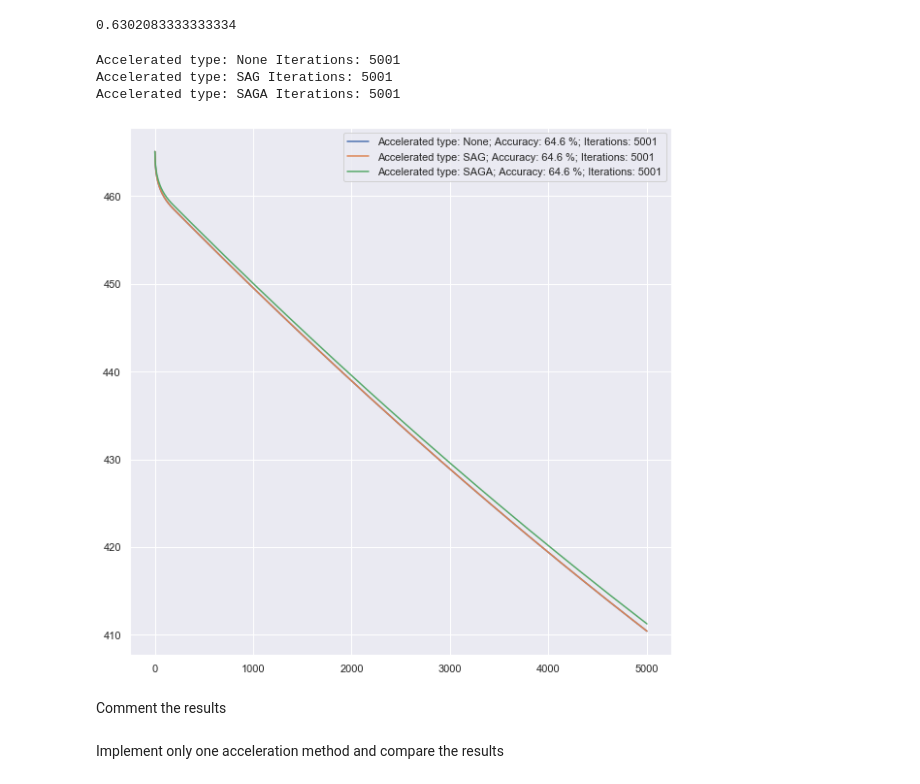
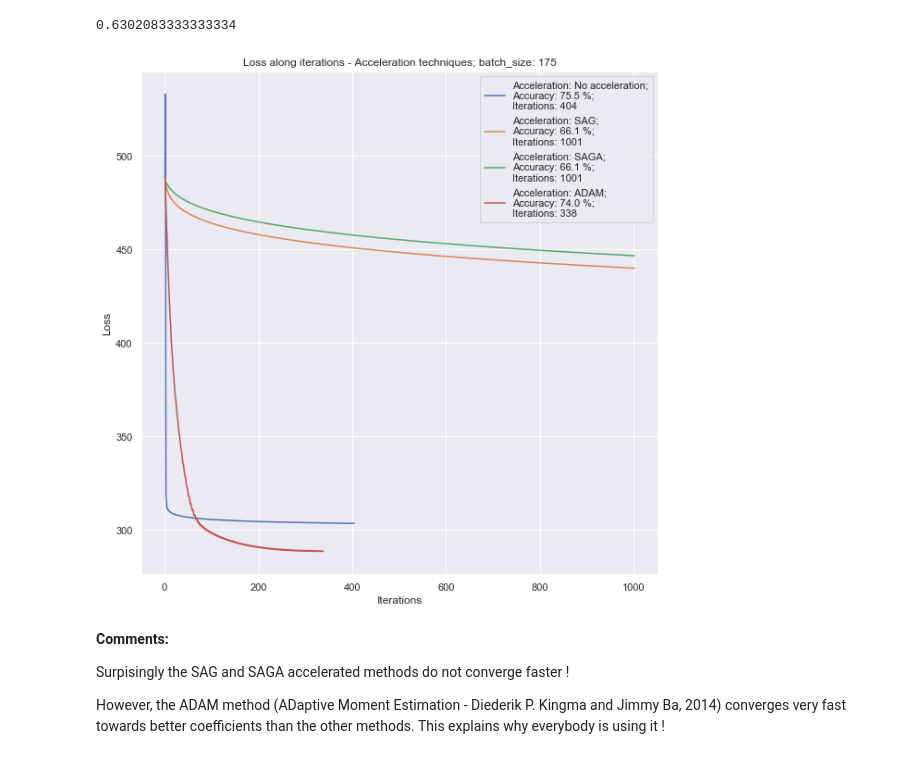
Before and after one commit to EmmanuelJhno/AML-labs, a Jupyter notebook: Cours 4 - TP/l3_Brandeis_Jehanno.ipynb, the cells around one changed output. Drawn from its saved outputs; the diff is of its cells as text; code cells hidden in the pictures.

```diff
--- a/Cours 4 - TP/l3_Brandeis_Jehanno.ipynb
+++ b/Cours 4 - TP/l3_Brandeis_Jehanno.ipynb
@@ -511,17 +455,0 @@ Batch size: 250 Iterations: 1030
-# %%
-from sklearn.metrics import accuracy_score
-
-plt.figure(figsize=(10,10))
-
-for batch_size in [1,10,25,50,100,250]:
-    my_model = StochasticAverageLogisticRegression(reg=1, lr=0.001, batch_size=batch_size, max_iter=5000, tol=1e-6)
-    my_model.fit(diabetes_train_x, diabetes_train_y, start=np.ones(shape=(diabetes_train_x.shape[1])))
-    y_pred = my_model.predict(diabetes_test_x)
-    plt.plot([i for i in range(1,len(my_model.f_history_)+1)],
-             my_model.f_history_,
-             label="Batch size: {}; Accuracy: {:.1f} %; Iterations: {}".format(batch_size,
-                                                                              accuracy_score(diabetes_test_y, y_pred)*100,
-                                                                              len(my_model.f_history_)))
-    plt.legend()
-    print("Batch size:", batch_size, "Iterations:", len(my_model.f_history_))
-plt.show()
@@ -698,5 +532,5 @@ class AcceleratedStochasticLogisticRegression():
 # %%
-my_accelerated_model = AcceleratedStochasticLogisticRegression(reg=.001, acc_type='SAGA',lr=5e-4, batch_size=100, max_iter=5000)
+my_accelerated_model = AcceleratedStochasticLogisticRegression(reg=1, lr=0.01, max_iter=1000, tol=0.001, acc_type='SAGA', batch_size=100)
 my_accelerated_model.fit(diabetes_train_x, diabetes_train_y, start=np.random.rand(diabetes_train_x.shape[1]))
 y_pred = my_accelerated_model.predict(diabetes_test_x)
 # %%
@@ -706,28 +540,42 @@ accuracy_score(diabetes_test_y, y_pred)
 0.6302083333333334
 # %%
 from sklearn.metrics import accuracy_score
-
 plt.figure(figsize=(10,10))
 
+batch_size = 175
+init_args = dict(reg=1, lr=0.01, max_iter=1000, tol=0.001, batch_size=batch_size)
+fit_args = dict(X=diabetes_train_x, y=diabetes_train_y, start=np.random.rand(diabetes_train_x.shape[1]))
+
 for acc_type in [None, 'SAG', 'SAGA']:
-    my_model = AcceleratedStochasticLogisticRegression(reg=.001, acc_type=acc_type, lr=5e-3, batch_size=100, max_iter=5000, tol=1e-6)
-    my_model.fit(diabetes_train_x, diabetes_train_y, start=np.ones(shape=(diabetes_train_x.shape[1])))
+    my_model = AcceleratedStochasticLogisticRegression(**init_args, acc_type=acc_type)
+    my_model.fit(**fit_args)
     y_pred = my_model.predict(diabetes_test_x)
     plt.plot([i for i in range(1,len(my_model.f_history_)+1)],
              my_model.f_history_,
-             label="Accelerated type: {}; Accuracy: {:.1f} %; Iterations: {}".format(acc_type,
-                                                                              accuracy_score(diabetes_test_y,
-                                                                                             y_pred)*100,
-                                                                              len(my_model.f_history_)))
-    plt.legend()
-    print("Accelerated type:", acc_type, "Iterations:", len(my_model.f_history_))
+             label="Acceleration: {};\nAccuracy: {:.1f} %;\nIterations: {}".format(acc_type if acc_type else "No acceleration",
+                                                                                 accuracy_score(diabetes_test_y, y_pred)*100,
+                                                                                 len(my_model.f_history_)))
+
+
+# ADAM
+adam = ADAM(**init_args, f1=0.1, f2=0.1)
+adam.fit(**fit_args)
+y_pred = adam.predict(diabetes_test_x)
+plt.plot([i for i in range(1,len(adam.f_history_)+1)],
+         adam.f_history_,
+         label="Acceleration: {};\nAccuracy: {:.1f} %;\nIterations: {}".format("ADAM",
+                                                                             accuracy_score(diabetes_test_y, y_pred)*100,
+                                                                             len(adam.f_history_)))
+plt.legend()
+plt.xlabel("Iterations")
+plt.ylabel("Loss")
+plt.title("Loss along iterations - Acceleration techniques; batch_size: {}".format(batch_size))
 plt.show()
 # %% [output]
-Accelerated type: None Iterations: 5001
-Accelerated type: SAG Iterations: 5001
-Accelerated type: SAGA Iterations: 5001
-[figure, old version]
+[figure, new version]
-# %% [markdown]
-Comment the results
-# %% [markdown]
-Implement only one acceleration method and compare the results
+# %% [markdown]
+**Comments:**
+
+Surpisingly the SAG and SAGA accelerated methods do not converge faster !
+
+However, the ADAM method (ADaptive Moment Estimation - Diederik P. Kingma and Jimmy Ba, 2014) converges very fast towards better coefficients than the other methods. This explains why everybody is using it !
```
Also changed, not shown: parts of 28 cells of this notebook.
